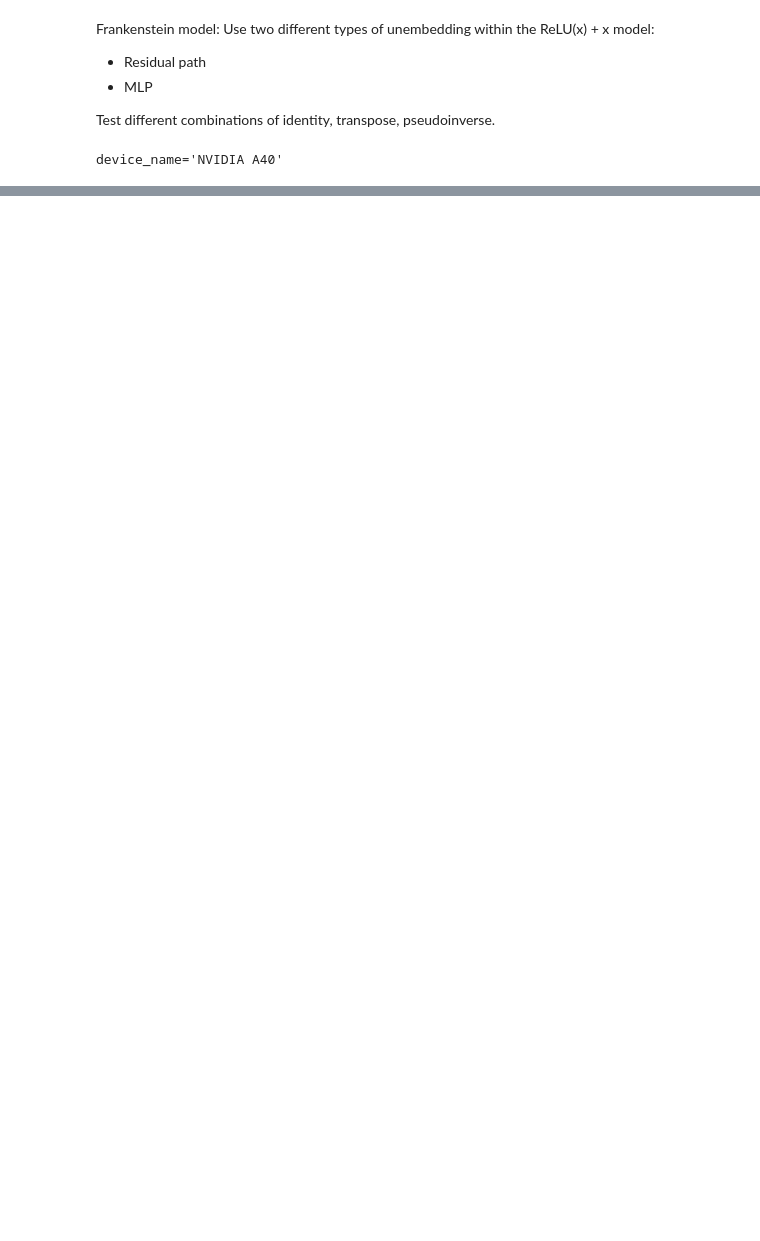
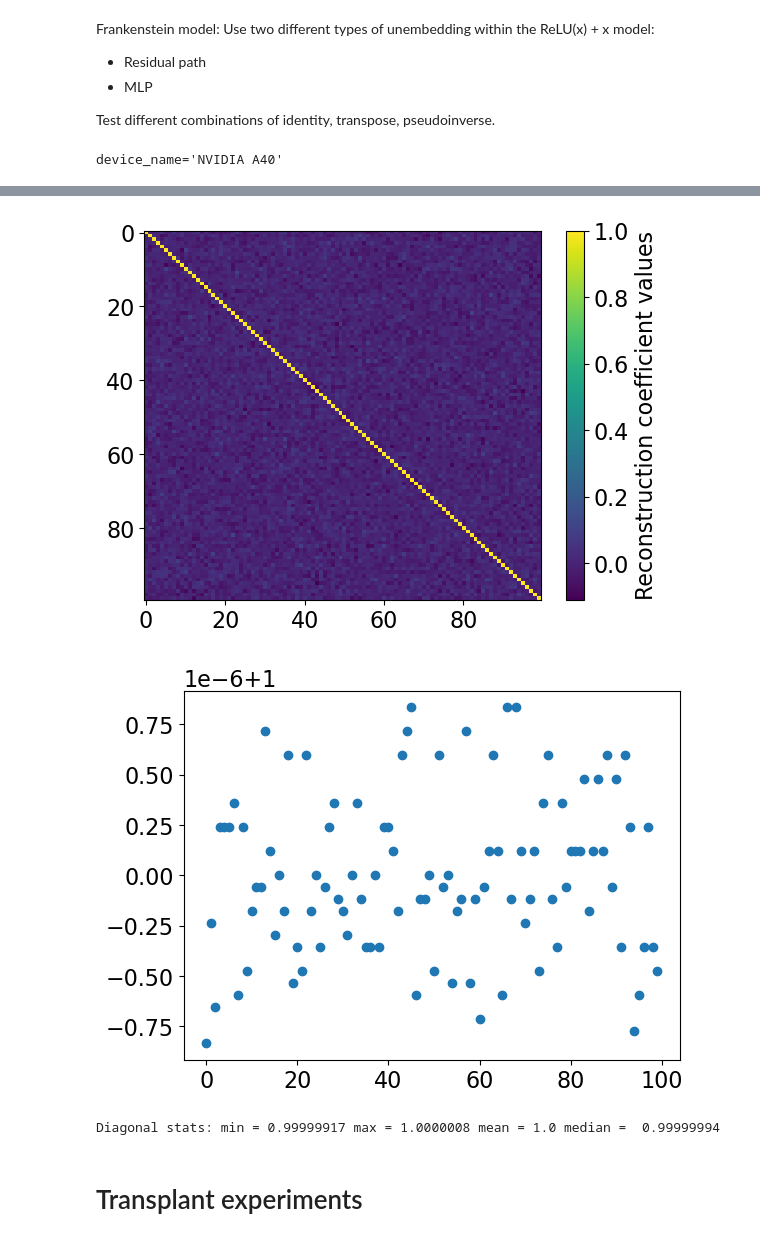
Before and after one commit to Stefan-Heimersheim/toy-model-of-computation-in-superposition, a Jupyter notebook: notebooks/frankenstein_model.ipynb, the cells around one changed output, grey strips where cells are left out. Saved outputs shown, nothing was run; the diff lists cells and outputs as text; code cells hidden in the pictures; blank space fills up the shorter version.

```diff
--- a/notebooks/frankenstein_model.ipynb
+++ b/notebooks/frankenstein_model.ipynb
@@ -415,0 +455,28 @@ torch.Size([100, 100])
+# %%
+"""Explore feature representation strength in relation to unembedding residual coefficients"""
+
+Wu_e = model.Wu_T @ model.We  # shape: (feature_dim, feature_dim)
+
+reconstruction = Wu_e.squeeze(0).detach().cpu().numpy()
+
+plt.figure()
+plt.imshow(reconstruction, aspect='auto', cmap='viridis')
+plt.colorbar(label='Reconstruction coefficient values')
+filename = f"/workspace/reconstruction_matrix_heatmap.png"
+plt.savefig(filename, dpi=300)
+plt.show()
+
+# Extract diagonal: how much each input feature contributes to its output feature
+feature_coefficients = np.diag(reconstruction)
+
+plt.figure()
+plt.scatter(np.arange(len(feature_coefficients)), feature_coefficients)
+plt.show()
+
+# Sanity check: are all diagonal values ≈ 1?
+print("Diagonal stats: min =", feature_coefficients.min(), "max =", feature_coefficients.max(),
+      "mean =", feature_coefficients.mean(), "median = ", np.median(feature_coefficients))
+# %% [output]
+[figure, added]
+[figure, added]
+Diagonal stats: min = 0.99999917 max = 1.0000008 mean = 1.0 median =  0.99999994
@@ -416,3 +535,5 @@ torch.Size([100, 100])
+# %% [markdown]
+# Transplant experiments
 # %%
 """ Extract weights of the model"""
 
```
Also changed, not shown: parts of 18 cells of this notebook.
